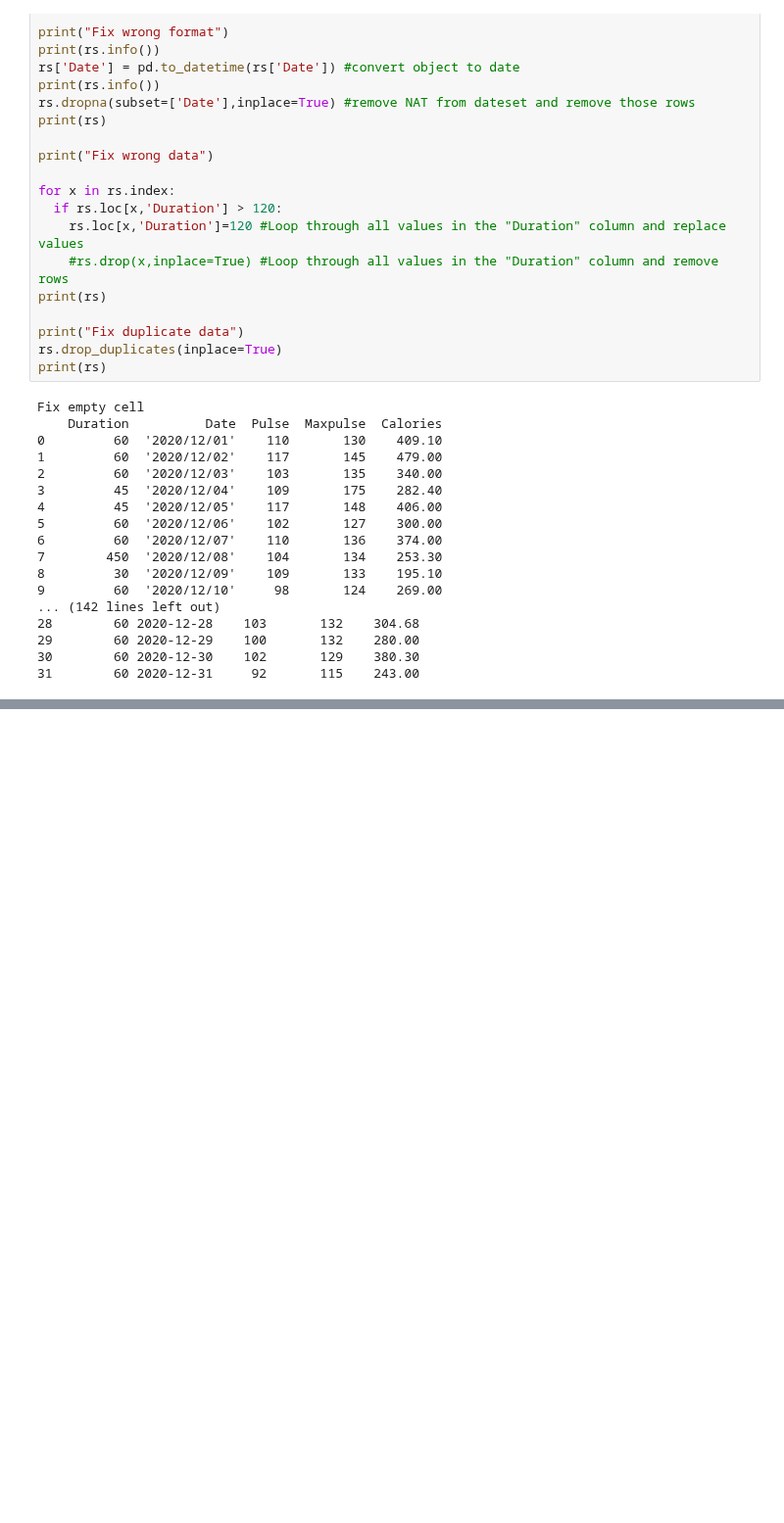
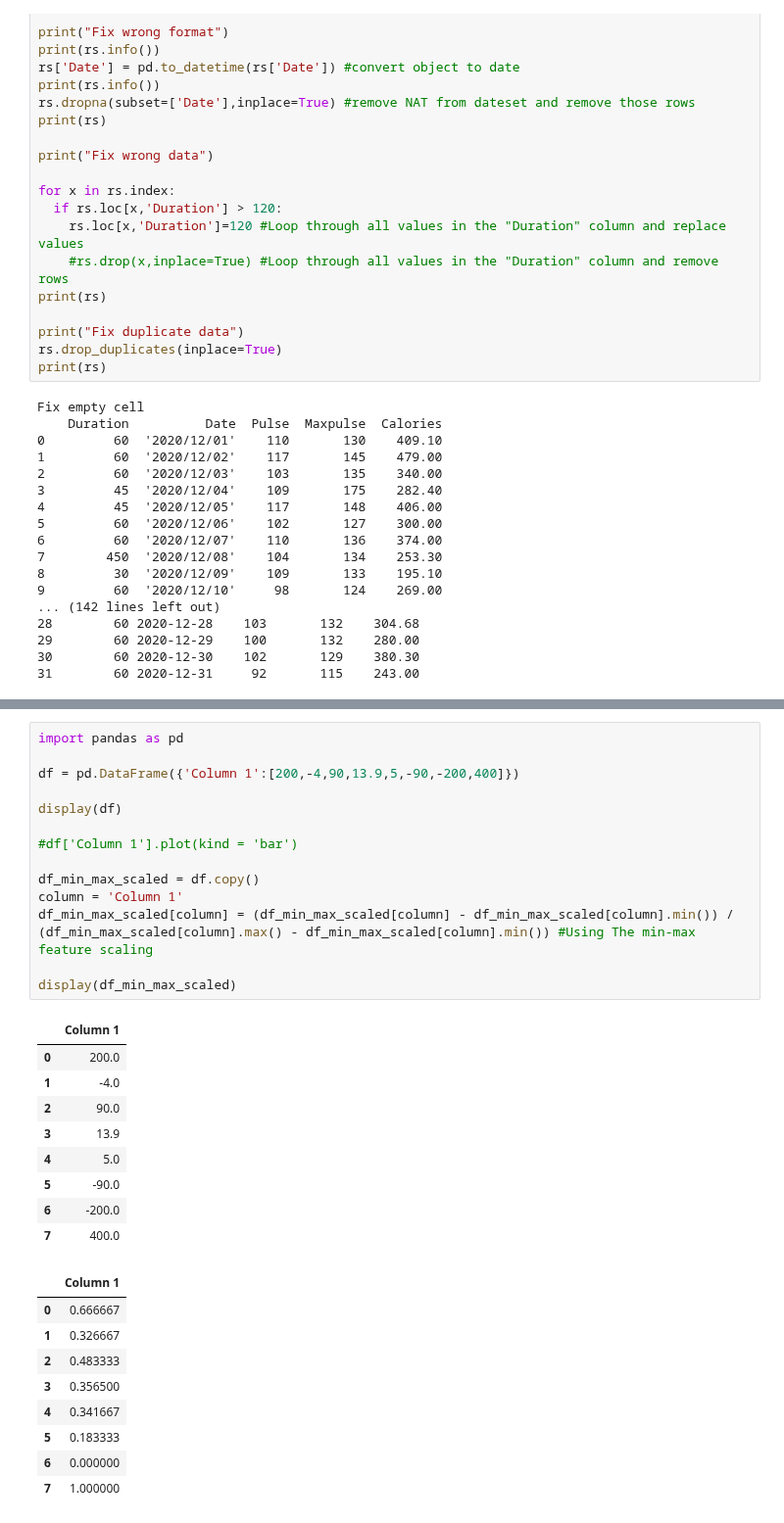
Before and after one commit to kjeyaram-orcl/DataScience, a Jupyter notebook: Pandas.ipynb, the cells around one changed output, grey strips where cells are left out. Shown at 98% size. Drawn from its saved outputs; the diff is of its cells as text; blank space fills up the shorter version.

```diff
--- a/Pandas.ipynb
+++ b/Pandas.ipynb
@@ -751,0 +894,33 @@ Fix empty cell
+# %%
+import pandas as pd
+
+df = pd.DataFrame({'Column 1':[200,-4,90,13.9,5,-90,-200,400]})
+
+display(df)
+
+#df['Column 1'].plot(kind = 'bar')
+
+df_min_max_scaled = df.copy()
+column = 'Column 1'
+df_min_max_scaled[column] = (df_min_max_scaled[column] - df_min_max_scaled[column].min()) / (df_min_max_scaled[column].max() - df_min_max_scaled[column].min()) #Using The min-max feature scaling
+
+display(df_min_max_scaled)
+# %% [output]
+|  | Column 1 |
+| 0 | 200.0 |
+| 1 | -4.0 |
+| 2 | 90.0 |
+| 3 | 13.9 |
+| 4 | 5.0 |
+| 5 | -90.0 |
+| 6 | -200.0 |
+| 7 | 400.0 |
+|  | Column 1 |
+| 0 | 0.666667 |
+| 1 | 0.326667 |
+| 2 | 0.483333 |
+| 3 | 0.356500 |
+| 4 | 0.341667 |
+| 5 | 0.183333 |
+| 6 | 0.000000 |
+| 7 | 1.000000 |
```
Also changed, not shown: parts of 7 cells of this notebook.
